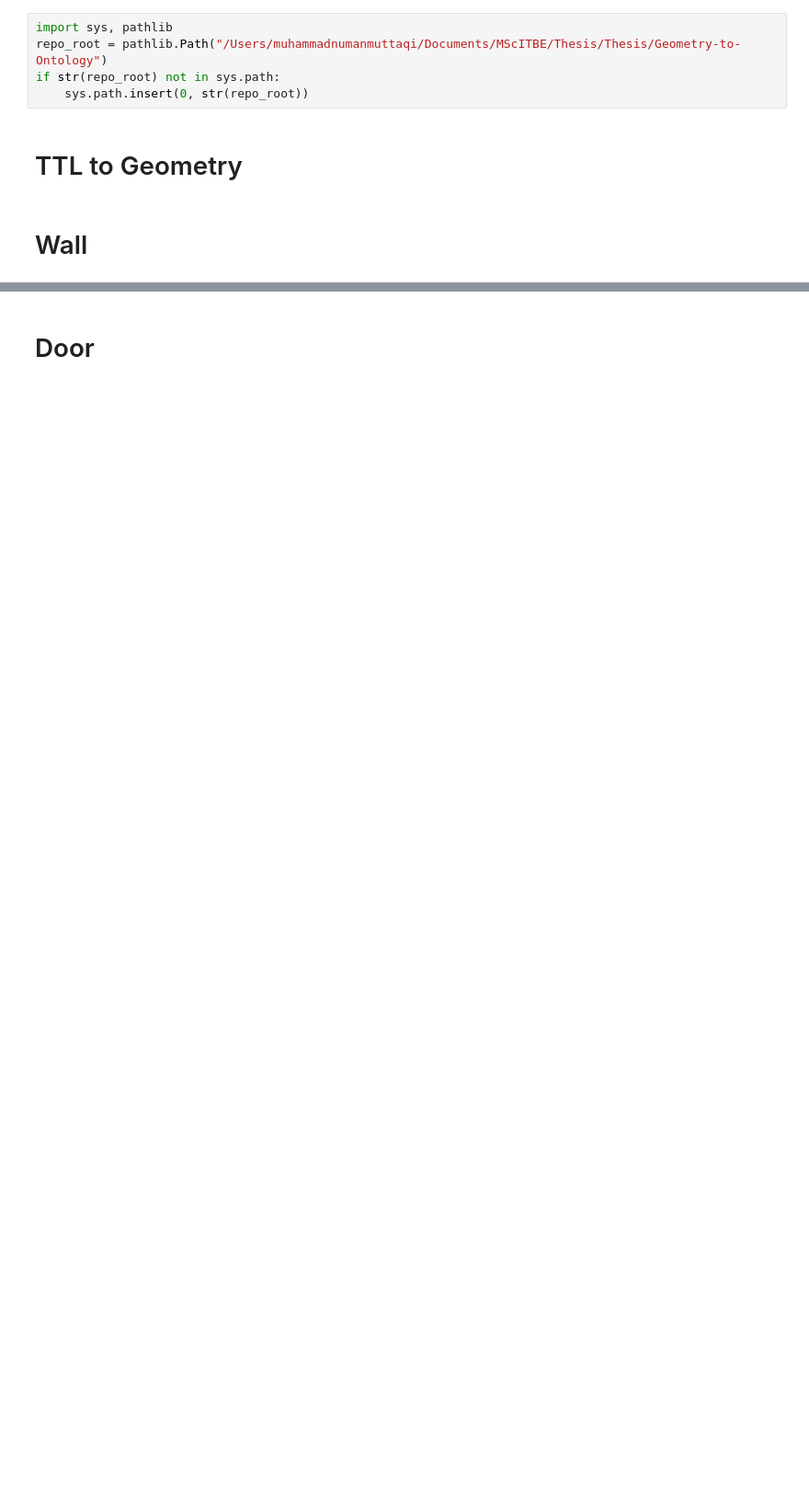
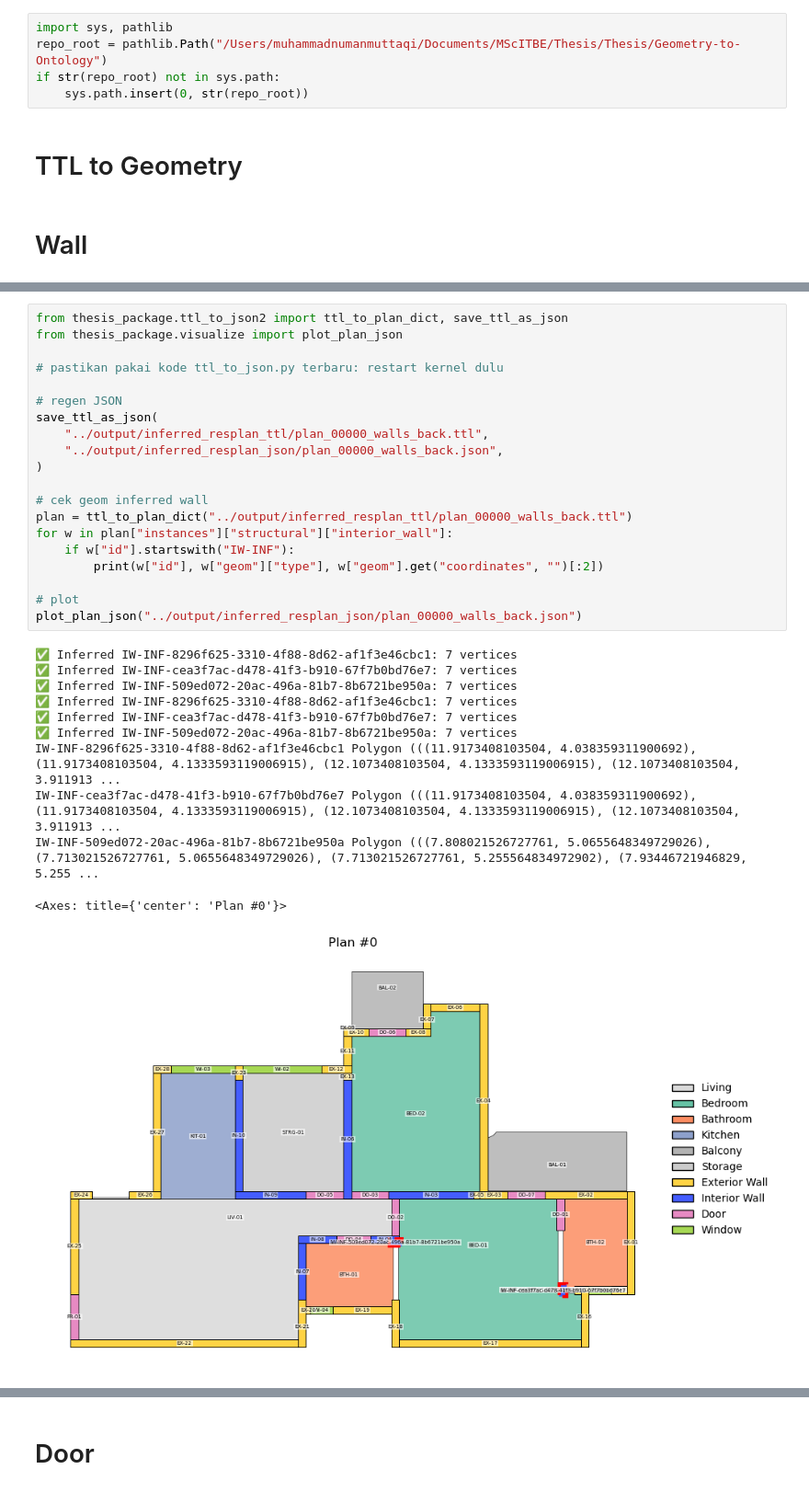
Before and after one commit to numanmuttaqi/Geometry-to-Ontology, a Jupyter notebook: Notebooks/togeometry.ipynb, the cells around one changed output, grey strips where cells are left out. Shown at 92% size. Drawn from its saved outputs; the diff is of its cells as text; blank space fills up the shorter version.

```diff
--- a/Notebooks/togeometry.ipynb
+++ b/Notebooks/togeometry.ipynb
@@ -19,0 +26,32 @@ plot_plan_json("output/inferred_resplan_json/plan_00000_walls_back.json")
+# %%
+from thesis_package.ttl_to_json2 import ttl_to_plan_dict, save_ttl_as_json
+from thesis_package.visualize import plot_plan_json
+
+# pastikan pakai kode ttl_to_json.py terbaru: restart kernel dulu
+
+# regen JSON
+save_ttl_as_json(
+    "../output/inferred_resplan_ttl/plan_00000_walls_back.ttl",
+    "../output/inferred_resplan_json/plan_00000_walls_back.json",
+)
+
+# cek geom inferred wall
+plan = ttl_to_plan_dict("../output/inferred_resplan_ttl/plan_00000_walls_back.ttl")
+for w in plan["instances"]["structural"]["interior_wall"]:
+    if w["id"].startswith("IW-INF"):
+        print(w["id"], w["geom"]["type"], w["geom"].get("coordinates", "")[:2])
+
+# plot
+plot_plan_json("../output/inferred_resplan_json/plan_00000_walls_back.json")
+# %% [output]
+✅ Inferred IW-INF-8296f625-3310-4f88-8d62-af1f3e46cbc1: 7 vertices
+✅ Inferred IW-INF-cea3f7ac-d478-41f3-b910-67f7b0bd76e7: 7 vertices
+✅ Inferred IW-INF-509ed072-20ac-496a-81b7-8b6721be950a: 7 vertices
+✅ Inferred IW-INF-8296f625-3310-4f88-8d62-af1f3e46cbc1: 7 vertices
+✅ Inferred IW-INF-cea3f7ac-d478-41f3-b910-67f7b0bd76e7: 7 vertices
+✅ Inferred IW-INF-509ed072-20ac-496a-81b7-8b6721be950a: 7 vertices
+IW-INF-8296f625-3310-4f88-8d62-af1f3e46cbc1 Polygon (((11.9173408103504, 4.038359311900692), (11.9173408103504, 4.1333593119006915), (12.1073408103504, 4.1333593119006915), (12.1073408103504, 3.911913 ...
+IW-INF-cea3f7ac-d478-41f3-b910-67f7b0bd76e7 Polygon (((11.9173408103504, 4.038359311900692), (11.9173408103504, 4.1333593119006915), (12.1073408103504, 4.1333593119006915), (12.1073408103504, 3.911913 ...
+IW-INF-509ed072-20ac-496a-81b7-8b6721be950a Polygon (((7.808021526727761, 5.0655648349729026), (7.713021526727761, 5.0655648349729026), (7.713021526727761, 5.255564834972902), (7.93446721946829, 5.255 ...
+<Axes: title={'center': 'Plan #0'}>
+[figure, added]
```
Also changed, not shown: parts of 25 cells of this notebook, 19 other files.
